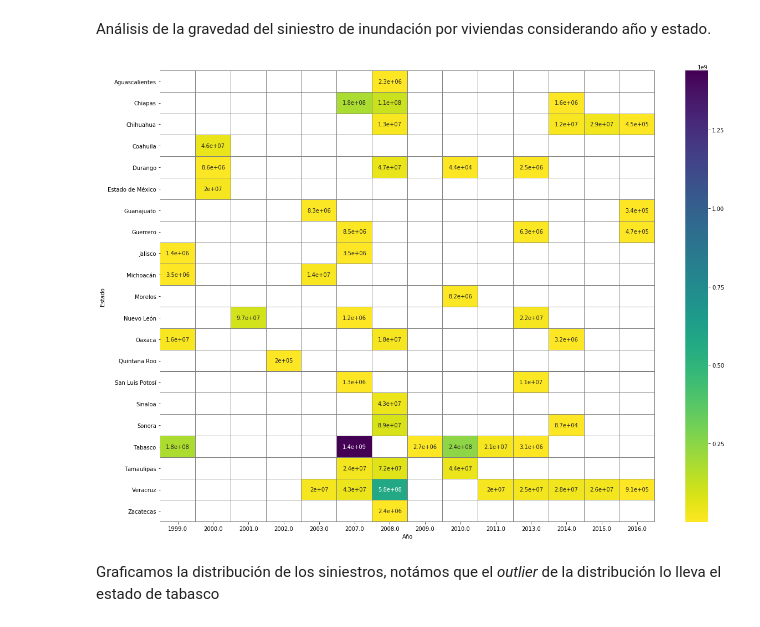
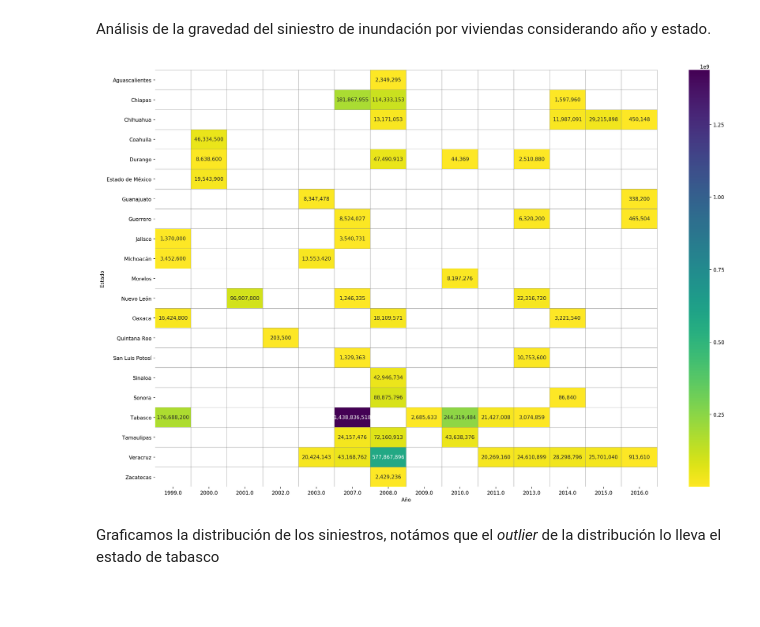
Before and after one commit to gerdm/machine_learning, a Jupyter notebook: analyses/Analysis_siniestros.ipynb, the cells around one changed output. Saved outputs shown, nothing was run; the diff lists cells and outputs as text; code cells hidden in the pictures; blank space fills up the shorter version.

```diff
--- a/analyses/Analysis_siniestros.ipynb
+++ b/analyses/Analysis_siniestros.ipynb
@@ -12,11 +13,11 @@ fonden["Estado"] = fonden.Estado.apply(lambda est: est.rstrip())
 Análisis de la gravedad del siniestro de inundación por viviendas considerando año y estado.
 # %%
 pt_fonden = fonden.pivot_table(values="Aportación TOTAL", columns="Año", index="Estado", aggfunc="sum")
-plt.figure(figsize=(20,15))
-sns.heatmap(pt_fonden, cmap="viridis_r", annot=True, linewidths=0.005, linecolor="gray")
+plt.figure(figsize=(22,15), dpi=150)
+sns.heatmap(pt_fonden, cmap="viridis_r", annot=True, linewidths=0.005, linecolor="gray", fmt=",.0f", cbar=True)
 plt.show()
 # %% [output]
-[figure, old version]
+[figure, new version]
 # %% [markdown]
 Graficamos la distribución de los siniestros, notámos que el *outlier* de la distribución lo lleva el estado de tabasco
 # %%
```
Also changed, not shown: parts of 6 cells of this notebook.
